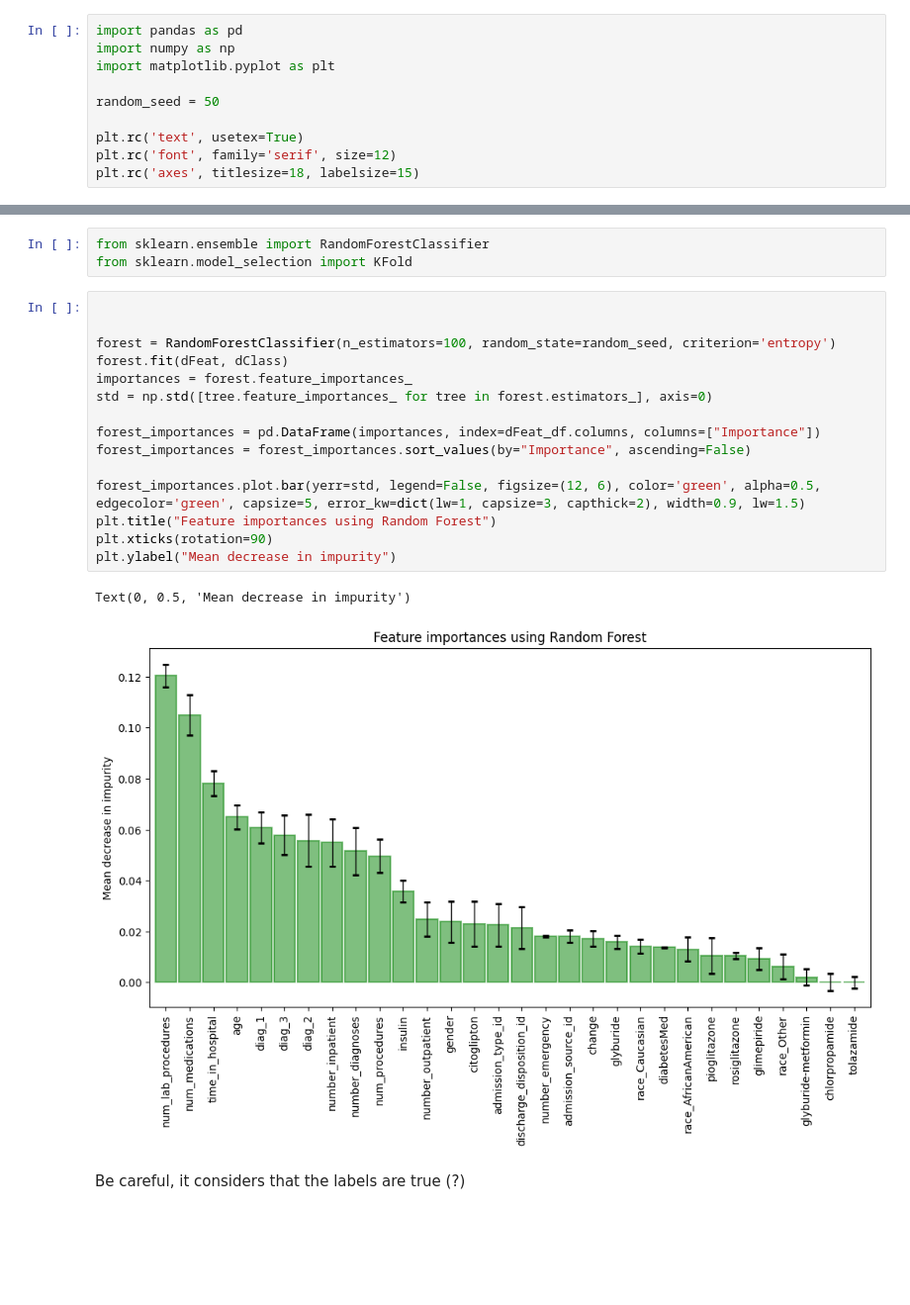
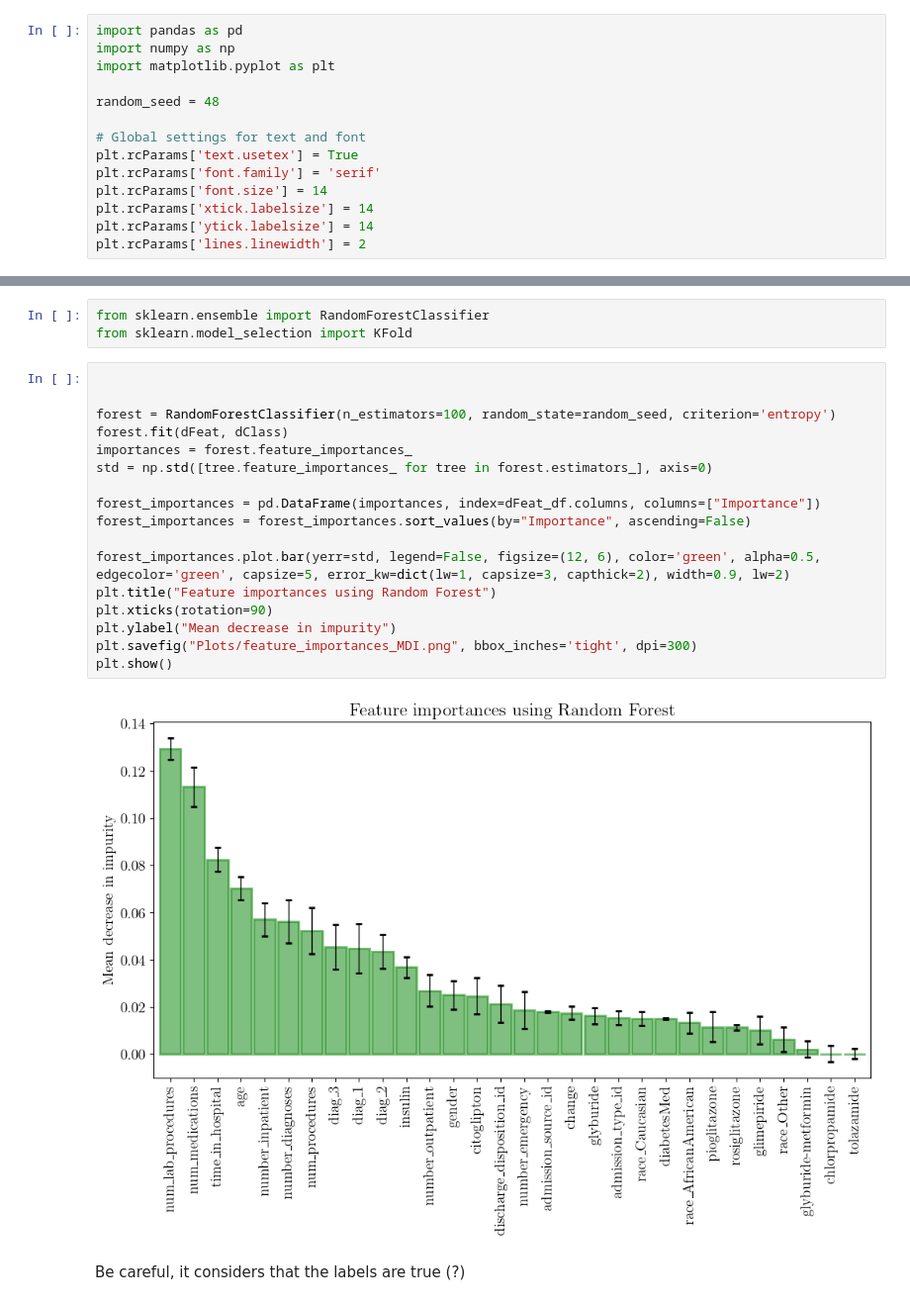
Before and after one commit to Mate1Coll/Diabetes-Classification, a Jupyter notebook: Model.ipynb, the cells around one changed output, grey strips where cells are left out. Shown at 99% size. Cells and saved outputs as stored; diff of their text form; blank space fills up the shorter version.

```diff
--- a/Model.ipynb
+++ b/Model.ipynb
@@ -5,11 +5,15 @@ import pandas as pd
 import numpy as np
 import matplotlib.pyplot as plt
 
-random_seed = 50
+random_seed = 48
 
-plt.rc('text', usetex=True)
-plt.rc('font', family='serif', size=12)
-plt.rc('axes', titlesize=18, labelsize=15)
+# Global settings for text and font
+plt.rcParams['text.usetex'] = True
+plt.rcParams['font.family'] = 'serif'
+plt.rcParams['font.size'] = 14
+plt.rcParams['xtick.labelsize'] = 14
+plt.rcParams['ytick.labelsize'] = 14
+plt.rcParams['lines.linewidth'] = 2
 # %% [markdown]
 # Metrics for Performance Evaluation
 # %%
@@ -108,21 +108,22 @@ from sklearn.model_selection import KFold
 # %%
 
 
 forest = RandomForestClassifier(n_estimators=100, random_state=random_seed, criterion='entropy')
 forest.fit(dFeat, dClass)
 importances = forest.feature_importances_
 std = np.std([tree.feature_importances_ for tree in forest.estimators_], axis=0)
 
 forest_importances = pd.DataFrame(importances, index=dFeat_df.columns, columns=["Importance"])
 forest_importances = forest_importances.sort_values(by="Importance", ascending=False)
 
-forest_importances.plot.bar(yerr=std, legend=False, figsize=(12, 6), color='green', alpha=0.5, edgecolor='green', capsize=5, error_kw=dict(lw=1, capsize=3, capthick=2), width=0.9, lw=1.5)
+forest_importances.plot.bar(yerr=std, legend=False, figsize=(12, 6), color='green', alpha=0.5, edgecolor='green', capsize=5, error_kw=dict(lw=1, capsize=3, capthick=2), width=0.9, lw=2)
 plt.title("Feature importances using Random Forest")
 plt.xticks(rotation=90)
 plt.ylabel("Mean decrease in impurity")
+plt.savefig("Plots/feature_importances_MDI.png", bbox_inches='tight', dpi=300)
+plt.show()
 # %% [output]
-Text(0, 0.5, 'Mean decrease in impurity')
-[figure, old version]
+[figure, new version]
 # %% [markdown]
 Be careful, it considers that the labels are true (?)
 # %% [markdown]
```
Also changed, not shown: parts of 37 cells of this notebook, 21 other files.
